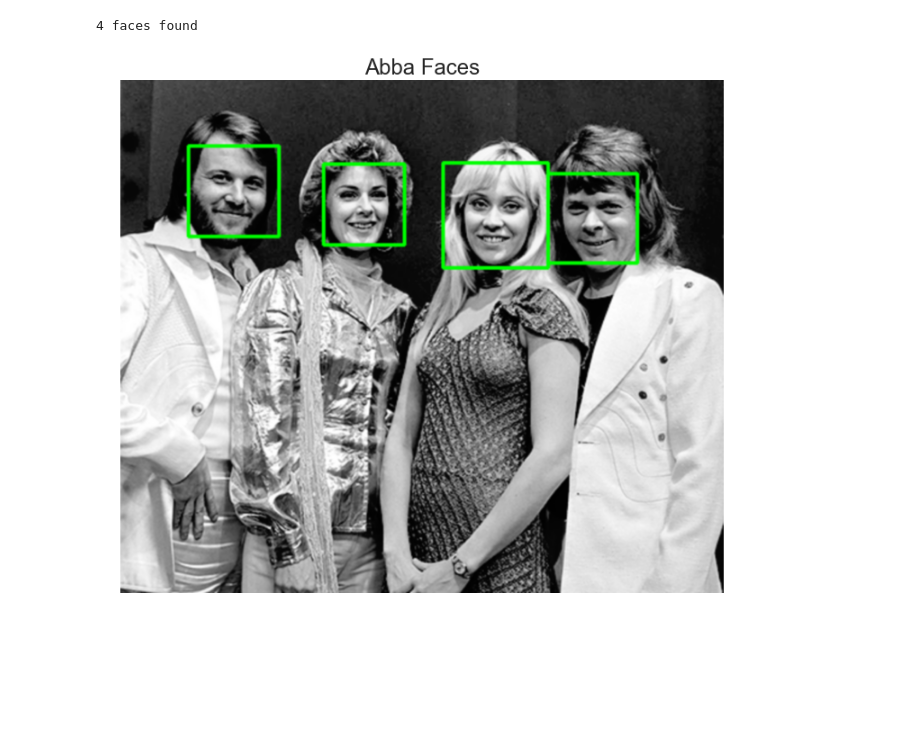
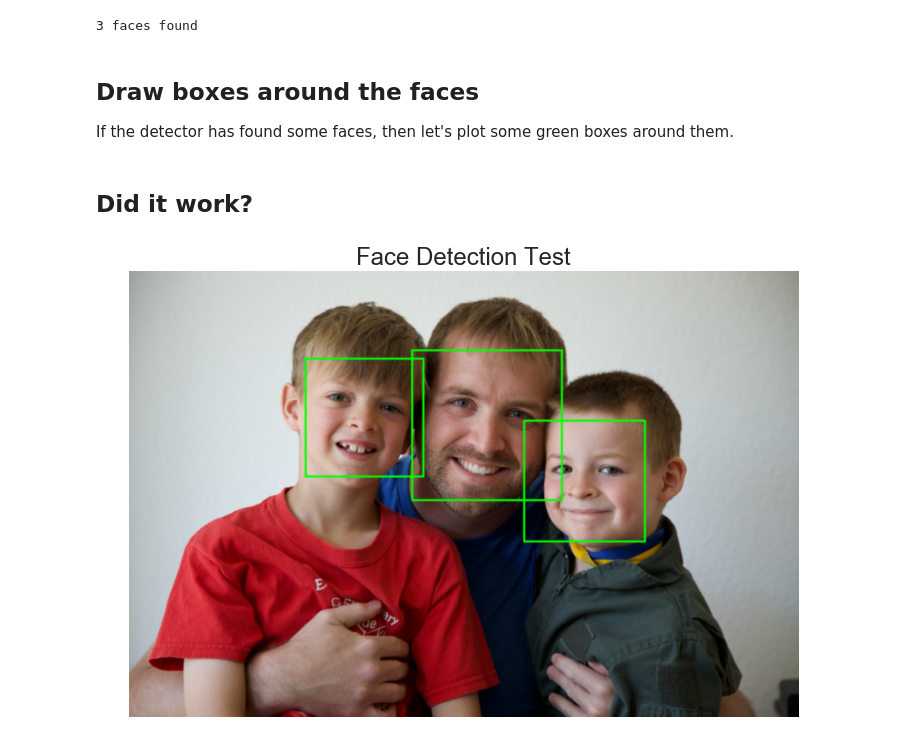
Before and after one commit to mikelane/FaceRecognition, a Jupyter notebook: Cascade_Face_Detection/Haar_Cascade_Face_Detection.ipynb, the cells around one changed output. Saved outputs shown, nothing was run; the diff lists cells and outputs as text; code cells hidden in the pictures; blank space fills up the shorter version.

```diff
--- a/Cascade_Face_Detection/Haar_Cascade_Face_Detection.ipynb
+++ b/Cascade_Face_Detection/Haar_Cascade_Face_Detection.ipynb
@@ -35,12 +50,17 @@ faces = face_cascade.detectMultiScale(
     gray,
     scaleFactor=1.1,
     minNeighbors=5,
-    minSize=(30, 30),
+    minSize=(750, 750),
     flags = cv2.CASCADE_SCALE_IMAGE
 )
 
 print('{num_faces} faces found'.format(num_faces=len(faces)))
 # %% [output]
-4 faces found
+3 faces found
+# %%
+image = reverse_channels(image)
+# %% [markdown]
+## Draw boxes around the faces
+If the detector has found some faces, then let's plot some green boxes around them.
 # %%
 for (x, y, w, h) in faces:
@@ -48,12 +68,6 @@ for (x, y, w, h) in faces:
-# %%
-def show_image(img, title):
-    plt.figure(figsize=(12,12))
-    plt.imshow(img, interpolation='bicubic')
-    plt.title(title, fontsize=24)
-    plt.axis('off')
-    plt.style.use('seaborn-dark')
-    plt.show()
-# %%
-show_image(image, 'Abba Faces')
-# %% [output]
-[figure, removed]
+# %% [markdown]
+## Did it work?
+# %%
+show_image(image, 'Face Detection Test')
+# %% [output]
+[figure, added]
```
Also changed, not shown: parts of 11 cells of this notebook, 1 other file.
